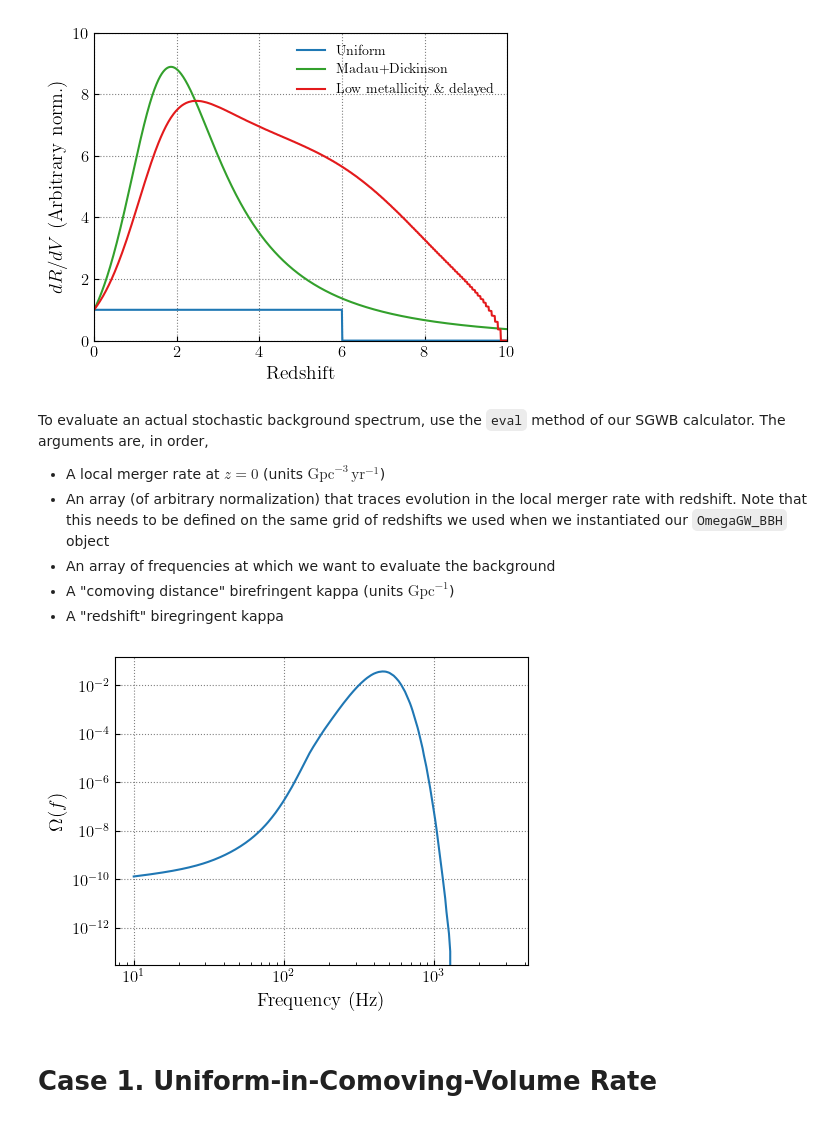
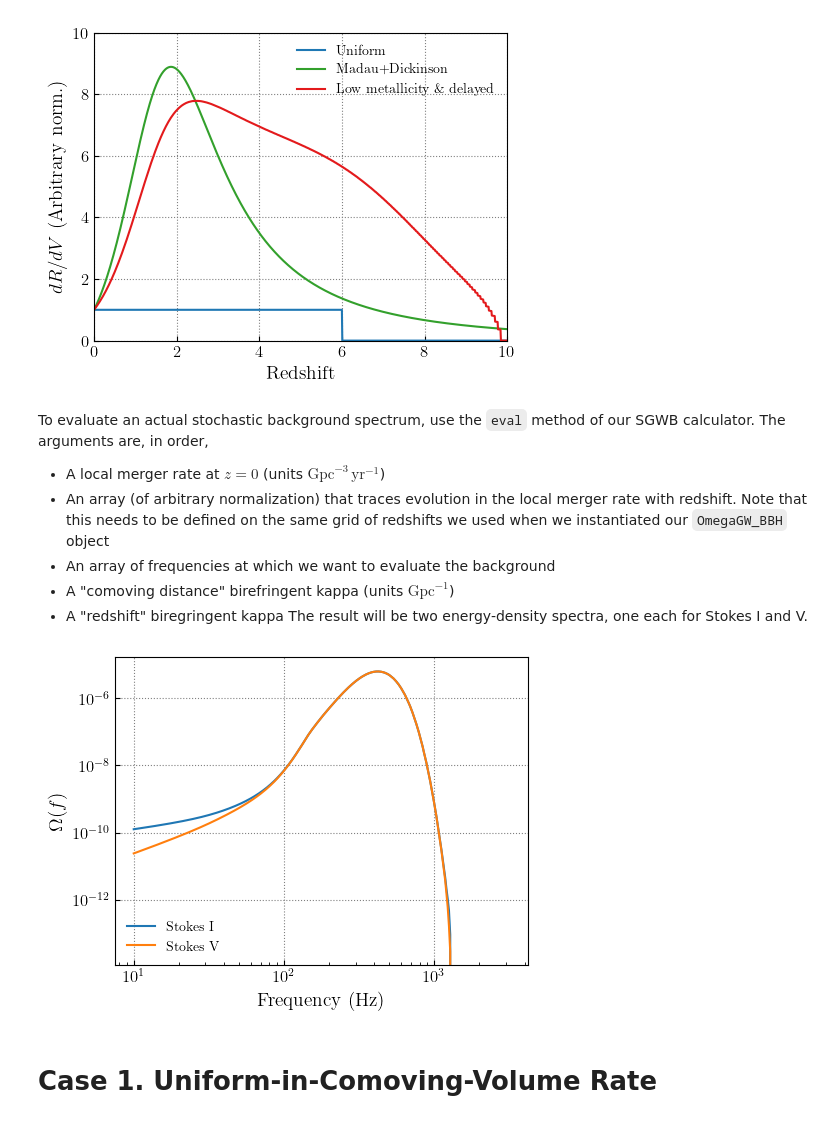
Before and after one commit to tcallister/stochastic-birefringence, a Jupyter notebook: kappa_inference_demo.ipynb, the cells around one changed output. Cells and saved outputs as stored; diff of their text form; code cells hidden in the pictures.

```diff
--- a/kappa_inference_demo.ipynb
+++ b/kappa_inference_demo.ipynb
@@ -128,21 +128,24 @@ To evaluate an actual stochastic background spectrum, use the `eval` method of o
    * An array of frequencies at which we want to evaluate the background
    * A "comoving distance" birefringent kappa (units $\mathrm{Gpc}^{-1}$)
    * A "redshift" biregringent kappa
+The result will be two energy-density spectra, one each for Stokes I and V.
 # %%
 freqs = np.logspace(1,3.5,300)
-kappa_dc = 0.5
-kappa_z = 0.25
-Omega_f = omg.eval(R0,dRdV_uniform,freqs,kappa_dc,kappa_z)
+kappa_dc = 0.3
+kappa_z = 0.2
+Omega_I_f,Omega_V_f = omg.eval(R0,dRdV_uniform,freqs,kappa_dc,kappa_z)
 
 fig,ax = plt.subplots(figsize=(5.33,4))
-ax.plot(freqs,Omega_f)
+ax.plot(freqs,Omega_I_f,label='Stokes I')
+ax.plot(freqs,Omega_V_f,label='Stokes V')
 ax.set_xscale('log')
 ax.set_yscale('log')
 ax.set_xlabel('Frequency (Hz)')
 ax.set_ylabel("$\Omega(f)$")
+ax.legend(loc='lower left',frameon=False,fontsize=10)
 plt.show()
 # %% [output]
-[figure, old version]
+[figure, new version]
 # %% [markdown]
 # Case 1. Uniform-in-Comoving-Volume Rate
 # %% [markdown]
```
Also changed, not shown: parts of 53 cells of this notebook, 1 other file.
